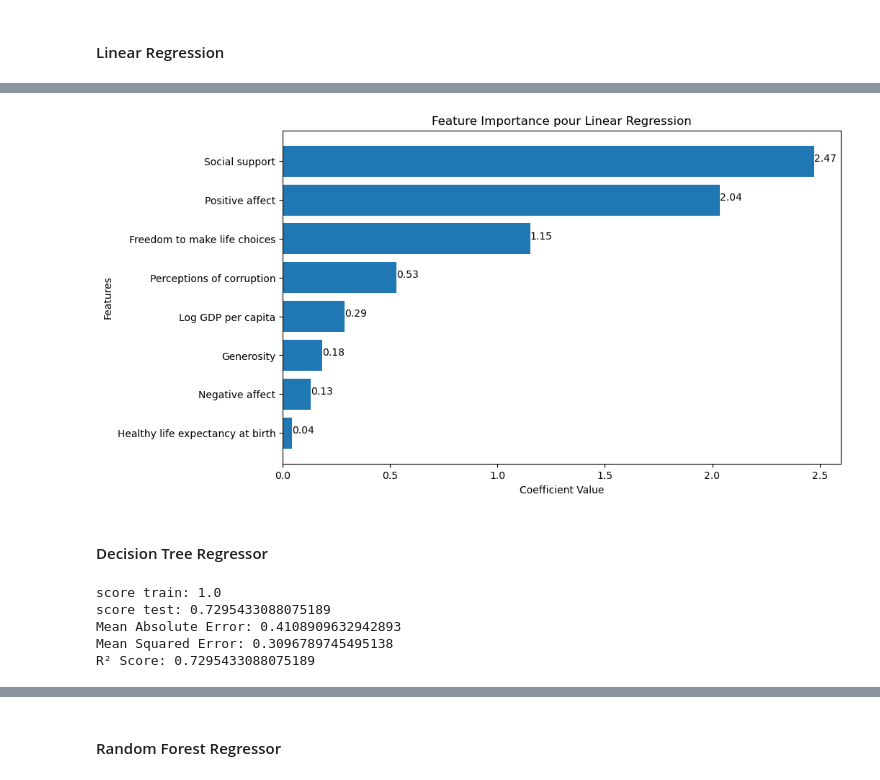
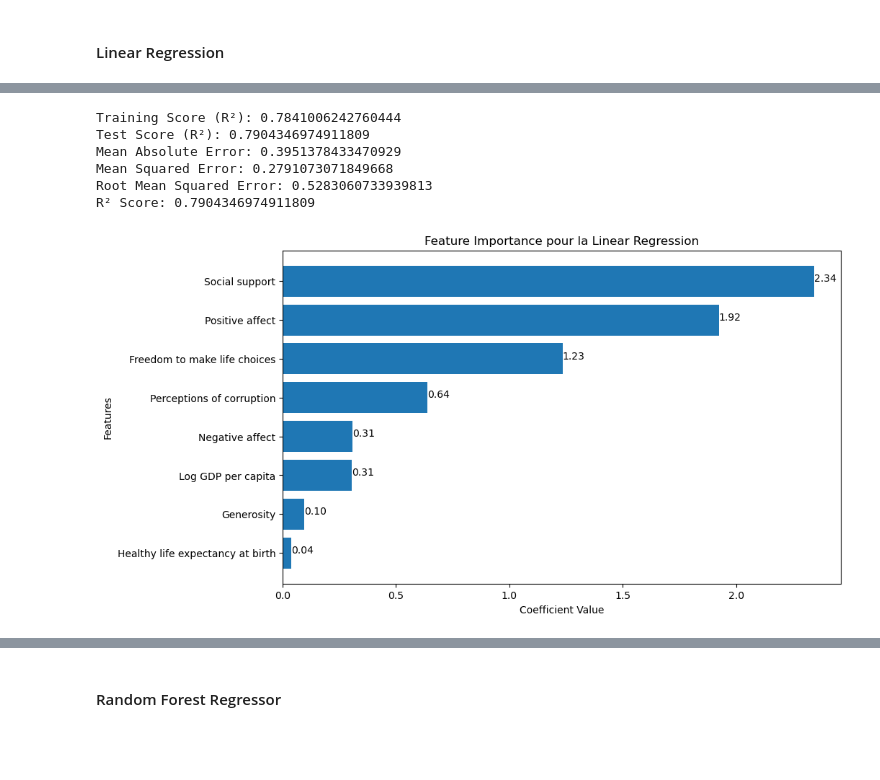
Before and after one commit to FerreJulien/Git-Analyse_du_bien_etre, a Jupyter notebook: Projets/Analyse bien etre_Julien.ipynb, the cells around one changed output, grey strips where cells are left out. Drawn from its saved outputs; the diff is of its cells as text; code cells hidden in the pictures; blank space fills up the shorter version.

```diff
--- a/Projets/Analyse bien etre_Julien.ipynb
+++ b/Projets/Analyse bien etre_Julien.ipynb
@@ -153,42 +171,46 @@ print(lr.coef_[0])
+# %%
+# Prédictions
+y_train_pred = lr.predict(X_train)
+y_test_pred = lr.predict(X_test)
+
+# Scores d'entraînement et de test
+train_score = lr.score(X_train, y_train)
+test_score = lr.score(X_test, y_test)
+print(f"Training Score (R²): {train_score}")
+print(f"Test Score (R²): {test_score}")
+
+# Calcul des autres métriques
+mae = mean_absolute_error(y_test, y_test_pred)
+mse = mean_squared_error(y_test, y_test_pred)
+rmse = np.sqrt(mse)
+r2 = r2_score(y_test, y_test_pred)
+
+print(f"Mean Absolute Error: {mae}")
+print(f"Mean Squared Error: {mse}")
+print(f"Root Mean Squared Error: {rmse}")
+print(f"R² Score: {r2}")
+# %% [output]
+Training Score (R²): 0.7841006242760444
+Test Score (R²): 0.7904346974911809
+Mean Absolute Error: 0.3951378433470929
+Mean Squared Error: 0.2791073071849668
+Root Mean Squared Error: 0.5283060733939813
+R² Score: 0.7904346974911809
 # %%
-feature_importance = pd.DataFrame(np.abs(lr.coef_), index=X_train.columns, columns=['importance']).sort_values('importance', ascending=False)
+X_train_df = pd.DataFrame(X_train, columns=feats.columns)
+
+feature_importance = pd.DataFrame(np.abs(lr.coef_), index=X_train_df.columns, columns=['importance']).sort_values('importance', ascending=False)
 
 plt.figure(figsize=(10, 6))
 plt.barh(feature_importance.index, feature_importance['importance'])
 plt.xlabel('Coefficient Value')
 plt.ylabel('Features')
-plt.title('Feature Importance pour Linear Regression')
+plt.title('Feature Importance pour la Linear Regression')
 plt.gca().invert_yaxis()
-# plt.grid()
 
 for index, value in enumerate(feature_importance['importance']):
     plt.text(value, index, f'{value:.2f}')
 
 plt.show()
 # %% [output]
-[figure, old version]
+[figure, new version]
-# %% [markdown]
-#### Decision Tree Regressor
-# %%
-from sklearn.tree import DecisionTreeRegressor
-
-dt_reg= DecisionTreeRegressor(random_state=42)
-dt_reg.fit(X_train, y_train)
-
-y_pred_test = dt_reg.predict(X_test)
-print("score train:", dt_reg.score(X_train,y_train))
-print ("score test:", dt_reg.score(X_test,y_test))
-
-mae = mean_absolute_error(y_test, y_pred_test)
-mse = mean_squared_error(y_test, y_pred_test)
-r2 = r2_score(y_test, y_pred_test)
-
-print(f"Mean Absolute Error: {mae}")
-print(f"Mean Squared Error: {mse}")
-print(f"R² Score: {r2}")
-# %% [output]
-score train: 1.0
-score test: 0.7295433088075189
-Mean Absolute Error: 0.4108909632942893
-Mean Squared Error: 0.3096789745495138
-R² Score: 0.7295433088075189
```
Also changed, not shown: parts of 16 cells of this notebook.
